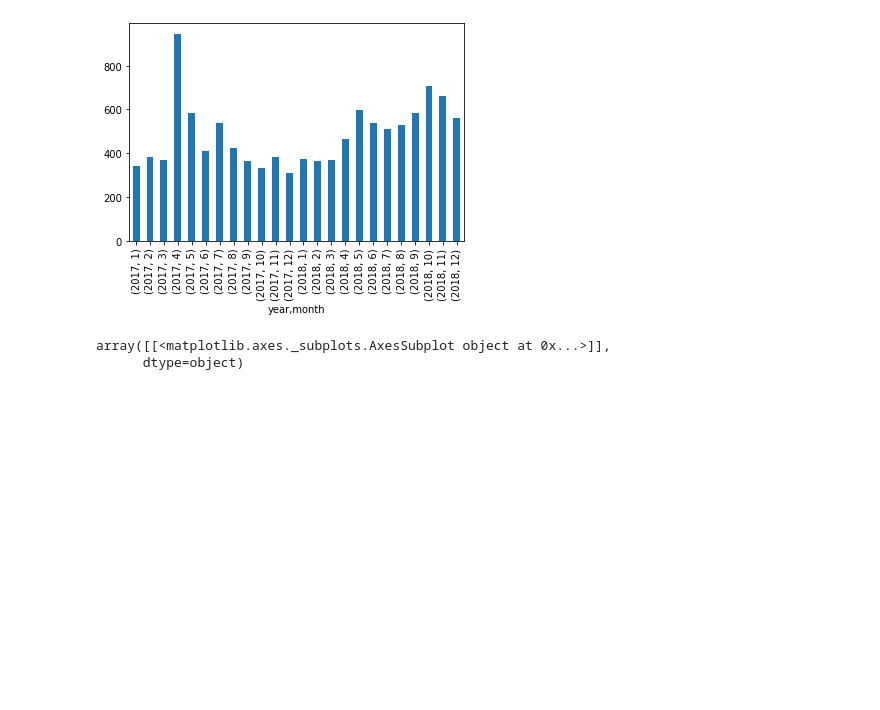
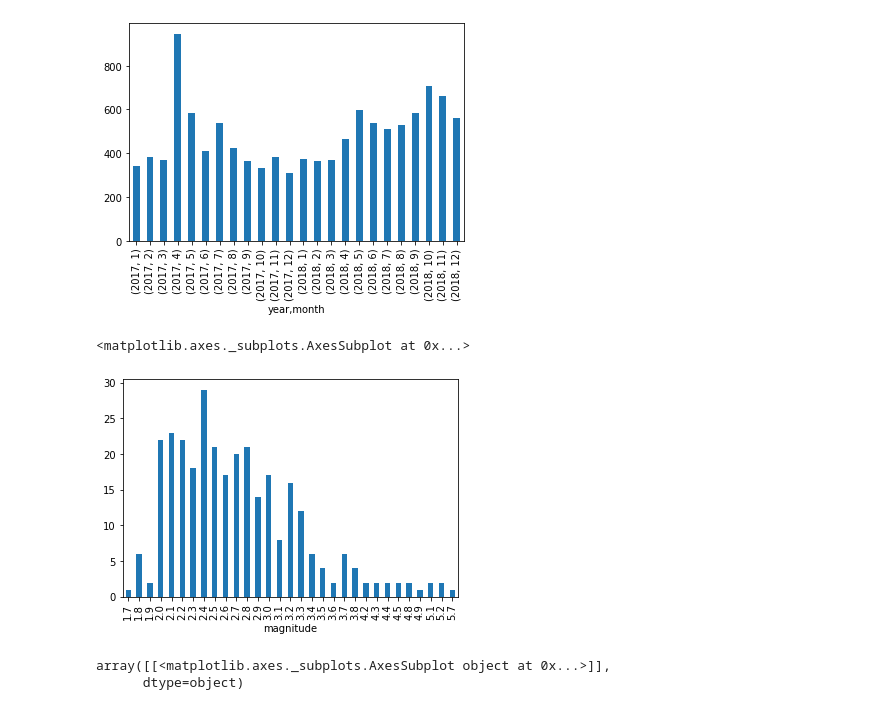
Before and after one commit to micaela-mangubat/playground, a Jupyter notebook: Earthquakes.ipynb, the cells around one changed output. Cells and saved outputs as stored; diff of their text form; code cells hidden in the pictures; blank space fills up the shorter version.

```diff
--- a/Earthquakes.ipynb
+++ b/Earthquakes.ipynb
@@ -83,6 +83,16 @@ groups.plot.bar()
 # %% [output]
 <matplotlib.axes._subplots.AxesSubplot at 0x...>
 [figure]
+# %%
+aprilData = dataset.loc[(dataset['month'] == 12) & (dataset['year'] == 2017)]
+
+groups = aprilData.groupby(['magnitude']).size()
+groups.plot.bar()
+# Insights: Despite having the most number of tremors, these were generally
+#           not felt and non-destructive.
+# %% [output]
+<matplotlib.axes._subplots.AxesSubplot at 0x...>
+[figure, added]
 # %%
 dataset.hist(column='magnitude', bins=100)
 # Insights: Most earthquakes recorded have a magnitude of less than 3
```
